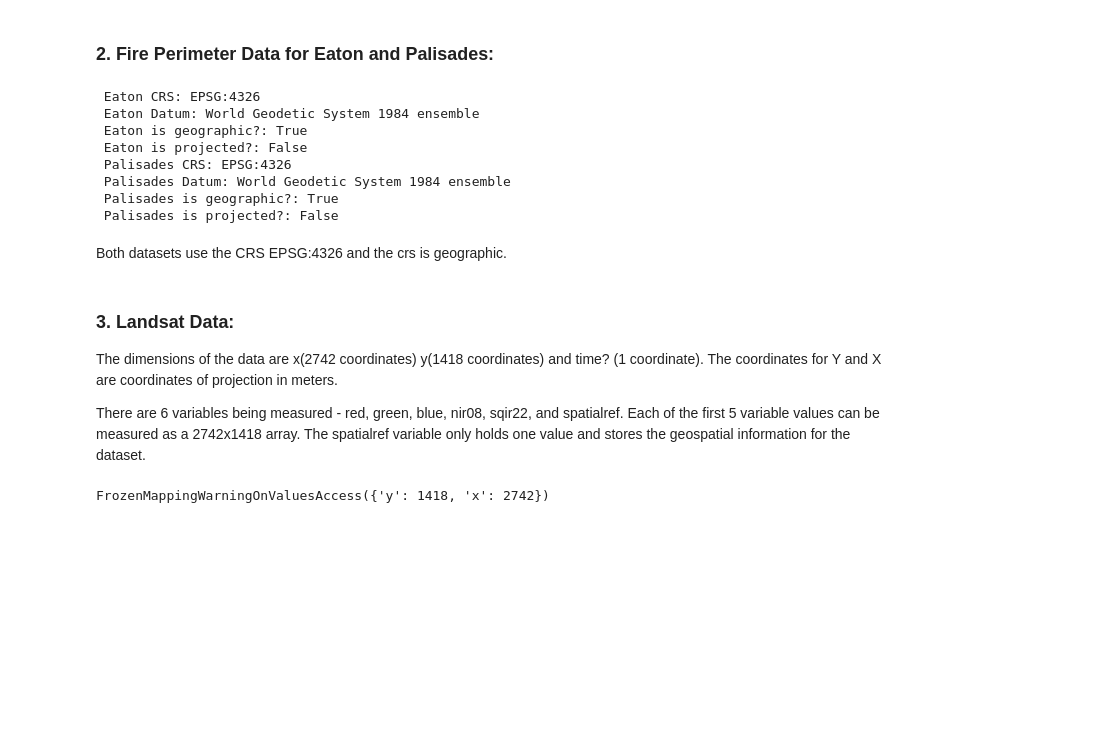
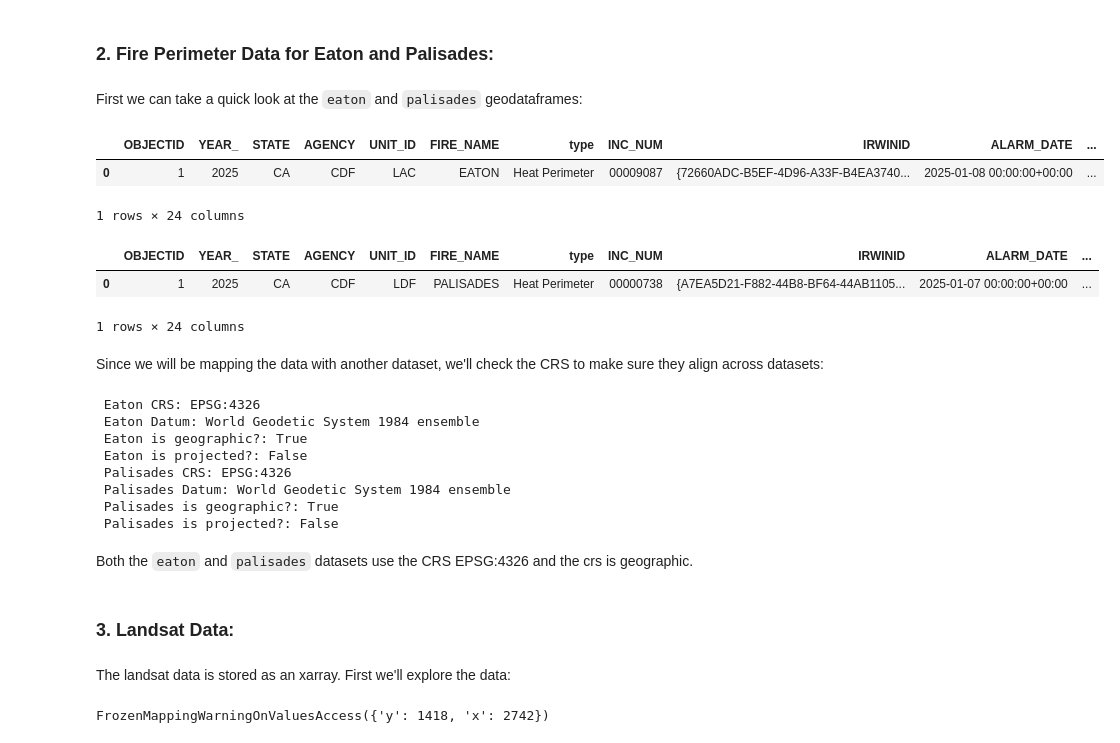
Before and after one commit to RachelMGitH/eds220-hwk4, a Jupyter notebook: hwk4-task2-false-color-MILLER.ipynb, the cells around one changed output. Cells and saved outputs as stored; diff of their text form; code cells hidden in the pictures; blank space fills up the shorter version.

```diff
--- a/hwk4-task2-false-color-MILLER.ipynb
+++ b/hwk4-task2-false-color-MILLER.ipynb
@@ -46,6 +61,24 @@ sh: 1: getfattr: not found
 Explore the data and write a brief summary of the information you obtained from the preliminary exploration. Your summary should include a description of the data’s variables, dimensions, and coordinates.
 # %% [markdown]
 ### 2. Fire Perimeter Data for Eaton and Palisades:
+# %% [markdown]
+First we can take a quick look at the `eaton` and `palisades` geodataframes:
+# %%
+# Examine Eaton fire perimeter data head
+eaton.head()
+# %% [output]
+|  | OBJECTID | YEAR_ | STATE | AGENCY | UNIT_ID | FIRE_NAME | type | INC_NUM | IRWINID | ALARM_DATE | ... |
+| 0 | 1 | 2025 | CA | CDF | LAC | EATON | Heat Perimeter | 00009087 | {72660ADC-B5EF-4D96-A33F-B4EA3740... | 2025-01-08 00:00:00+00:00 | ... |
+1 rows × 24 columns
+# %%
+# Examine Palisades fire perimeter data head
+palisades.head()
+# %% [output]
+|  | OBJECTID | YEAR_ | STATE | AGENCY | UNIT_ID | FIRE_NAME | type | INC_NUM | IRWINID | ALARM_DATE | ... |
+| 0 | 1 | 2025 | CA | CDF | LDF | PALISADES | Heat Perimeter | 00000738 | {A7EA5D21-F882-44B8-BF64-44AB1105... | 2025-01-07 00:00:00+00:00 | ... |
+1 rows × 24 columns
+# %% [markdown]
+Since we will be mapping the data with another dataset, we'll check the CRS to make sure they align across datasets:
 # %%
 # Examine CRS details of Eaton and Palisades fire perimeter data
 
@@ -64,10 +97,9 @@ for df, name in zip([eaton, palisades], ['Eaton','Palisades']):
  Palisades is geographic?: True
  Palisades is projected?: False
 # %% [markdown]
-Both datasets use the CRS EPSG:4326 and the crs is geographic.
+Both the `eaton` and `palisades` datasets use the CRS EPSG:4326 and the crs is geographic.
 # %% [markdown]
 ### 3. Landsat Data:
-The dimensions of the data are x(2742 coordinates) y(1418 coordinates) and time? (1 coordinate). The coordinates for Y and X are coordinates of projection in meters.
-
-There are 6 variables being measured - red, green, blue, nir08, sqir22, and spatialref. Each of the first 5 variable values can be measured as a 2742x1418 array. The spatialref variable only holds one value and stores the geospatial information for the dataset.
+# %% [markdown]
+The landsat data is stored as an xarray. First we'll explore the data:
 # %%
```
Also changed, not shown: parts of 22 cells of this notebook.
